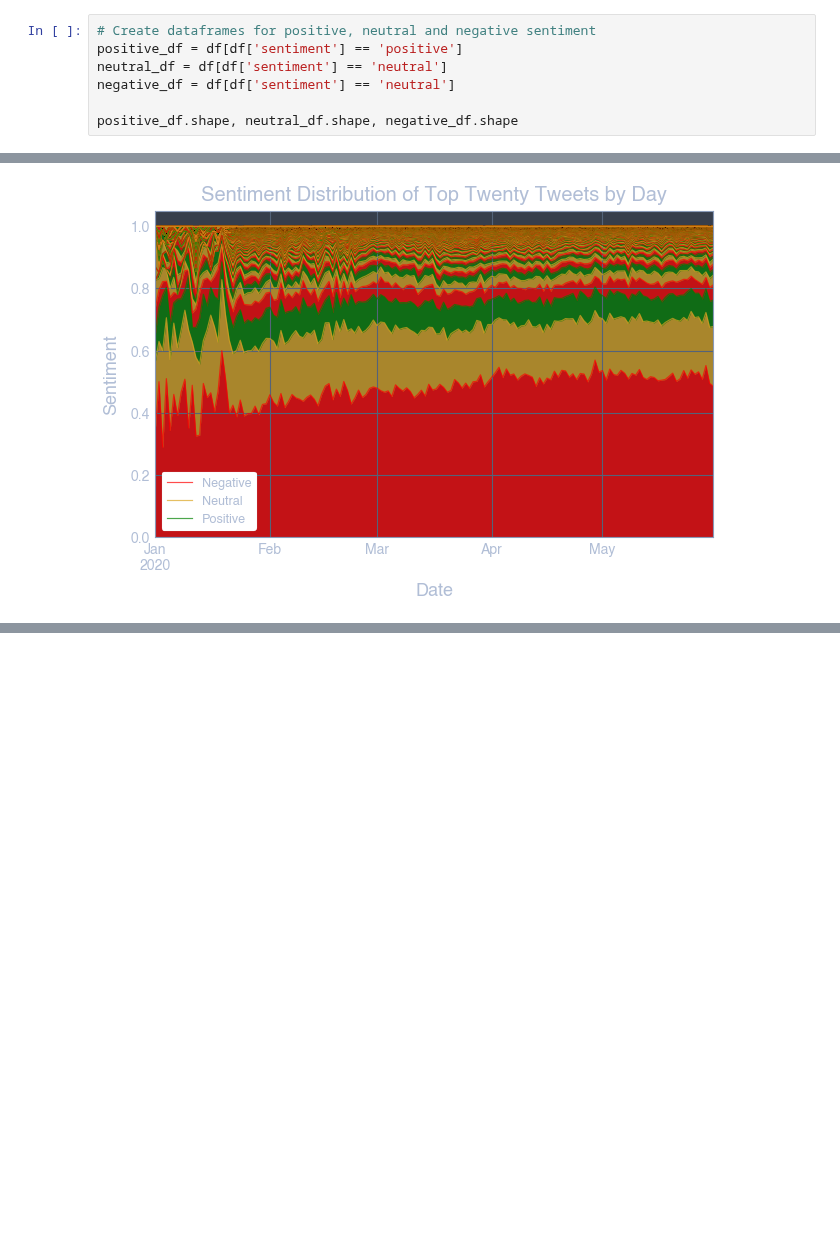
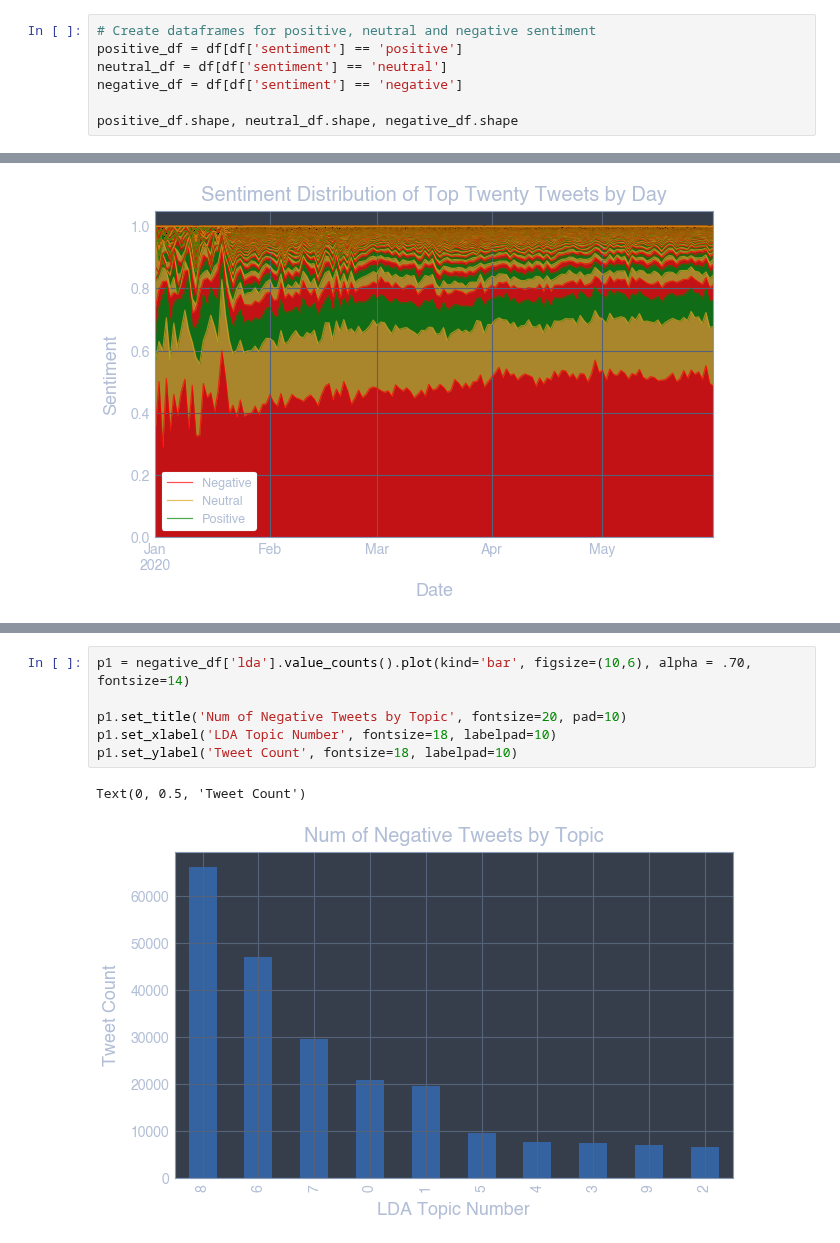
Before and after one commit to p-szymo/twitter-sentiment-analysis, a Jupyter notebook: eda_visualizations_notebook.ipynb, the cells around one changed output, grey strips where cells are left out. Cells and saved outputs as stored; diff of their text form; blank space fills up the shorter version.

```diff
--- a/eda_visualizations_notebook.ipynb
+++ b/eda_visualizations_notebook.ipynb
@@ -133,7 +126,7 @@ Name: sentiment, dtype: int64
 # Create dataframes for positive, neutral and negative sentiment
 positive_df = df[df['sentiment'] == 'positive']
 neutral_df = df[df['sentiment'] == 'neutral']
-negative_df = df[df['sentiment'] == 'neutral']
+negative_df = df[df['sentiment'] == 'negative']
 
 positive_df.shape, neutral_df.shape, negative_df.shape
 # %% [output]
@@ -155,0 +228,9 @@ p1.legend(['Negative', 'Neutral', 'Positive'], facecolor='white', framealpha=1)
+# %%
+p1 = negative_df['lda'].value_counts().plot(kind='bar', figsize=(10,6), alpha = .70, fontsize=14)
+
+p1.set_title('Num of Negative Tweets by Topic', fontsize=20, pad=10)
+p1.set_xlabel('LDA Topic Number', fontsize=18, labelpad=10)
+p1.set_ylabel('Tweet Count', fontsize=18, labelpad=10)
+# %% [output]
+Text(0, 0.5, 'Tweet Count')
+[figure, added]
```
Also changed, not shown: parts of 19 cells of this notebook, 4 other files.
